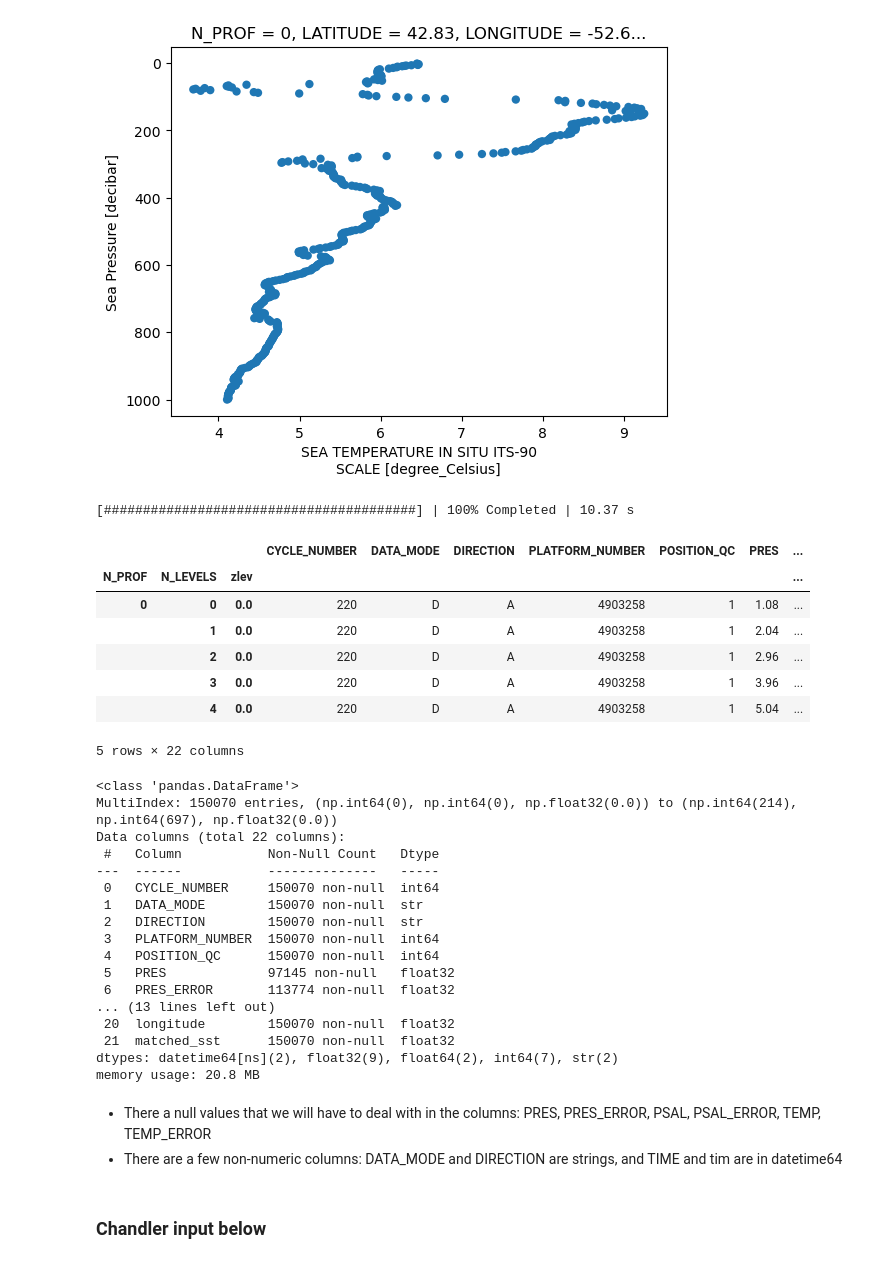
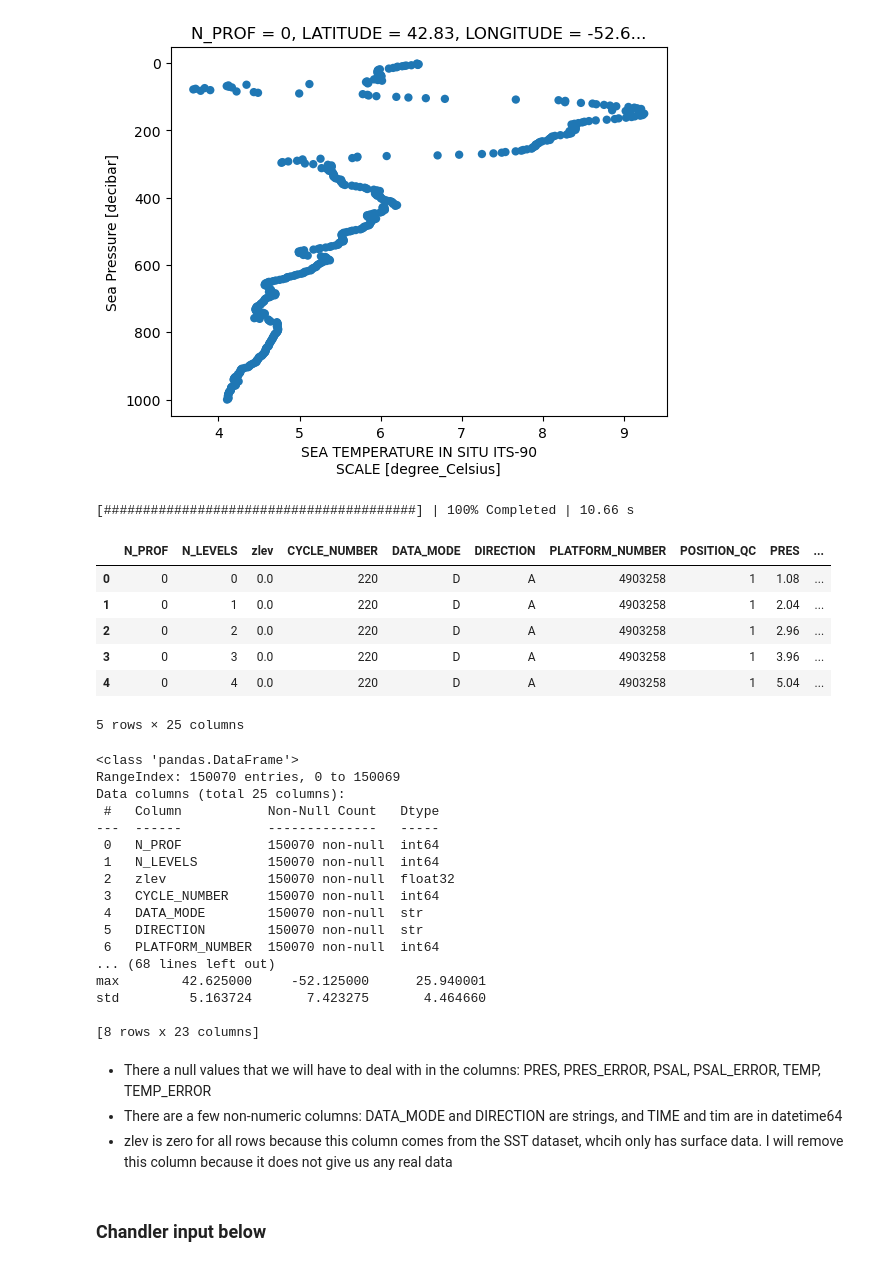
Before and after one commit to claranp/DSCI-403-Final-Project, a Jupyter notebook: preprocessing.ipynb, the cells around one changed output. Cells and saved outputs as stored; diff of their text form; code cells hidden in the pictures.

```diff
--- a/preprocessing.ipynb
+++ b/preprocessing.ipynb
@@ -83,9 +78,9 @@ min_lon, max_lon = ds_argo_profiles['LONGITUDE'].min().values, ds_argo_profiles[
 min_lat, max_lat = ds_argo_profiles['LATITUDE'].min().values, ds_argo_profiles['LATITUDE'].max().values
 min_time, max_time = ds_argo_profiles['TIME'].min().values, ds_argo_profiles['TIME'].max().values
 
-# Slice the spatial bounding box, then subsample by taking every 10th pixel
+# Slice the spatial bounding box, then subsample by taking every 1th pixel
 regional_sst = ds_sst.sel(time=slice(min_time, max_time), latitude=slice(min_lat, max_lat), longitude=slice(min_lon, max_lon)).isel(
-    latitude=slice(None, None, 10), longitude=slice(None, None, 10))
+    latitude=slice(None, None, 1), longitude=slice(None, None, 1))
 # %%
 # download cell
 # Download regional block into local memory
@@ -94,48 +89,53 @@ from dask.diagnostics import ProgressBar
 with ProgressBar():
     regional_sst_loaded = regional_sst.compute()
 # %% [output]
-[########################################] | 100% Completed | 10.37 s
+[########################################] | 100% Completed | 10.66 s
 # %%
 # get SST data from the ARGO locations
 colocated_sst = regional_sst_loaded.sst.sel(time=ds_argo_profiles['TIME'], latitude=ds_argo_profiles['LATITUDE'],
                                                      longitude=ds_argo_profiles['LONGITUDE'], method='nearest')
 
 # Add colocated SST back into Argo dataset as a new variable
 ds_argo_profiles['matched_sst'] = colocated_sst
 
 # Convert the matched Argo/SST data into a pandas dataframe (GS_0123 means gulf stream january 2023)
-df_GS_0123 = ds_argo_profiles.to_dataframe()
+df_GS_0123 = ds_argo_profiles.to_dataframe().reset_index()
+
+# convert SST data as well and save it for future visualizations
+df_reg_sst = regional_sst_loaded.to_dataframe().reset_index()
+df_reg_sst.to_csv('SST_only_gulfstream_jan_2023_not_clean.csv', index=False)
 
 df_GS_0123.head()
 # %% [output]
-|  |  |  | CYCLE_NUMBER | DATA_MODE | DIRECTION | PLATFORM_NUMBER | POSITION_QC | PRES | ... |
-| N_PROF | N_LEVELS | zlev |  |  |  |  |  |  | ... |
-| 0 | 0 | 0.0 | 220 | D | A | 4903258 | 1 | 1.08 | ... |
-|  | 1 | 0.0 | 220 | D | A | 4903258 | 1 | 2.04 | ... |
-|  | 2 | 0.0 | 220 | D | A | 4903258 | 1 | 2.96 | ... |
-|  | 3 | 0.0 | 220 | D | A | 4903258 | 1 | 3.96 | ... |
-|  | 4 | 0.0 | 220 | D | A | 4903258 | 1 | 5.04 | ... |
+|  | N_PROF | N_LEVELS | zlev | CYCLE_NUMBER | DATA_MODE | DIRECTION | PLATFORM_NUMBER | POSITION_QC | PRES | ... |
+| 0 | 0 | 0 | 0.0 | 220 | D | A | 4903258 | 1 | 1.08 | ... |
+| 1 | 0 | 1 | 0.0 | 220 | D | A | 4903258 | 1 | 2.04 | ... |
+| 2 | 0 | 2 | 0.0 | 220 | D | A | 4903258 | 1 | 2.96 | ... |
+| 3 | 0 | 3 | 0.0 | 220 | D | A | 4903258 | 1 | 3.96 | ... |
+| 4 | 0 | 4 | 0.0 | 220 | D | A | 4903258 | 1 | 5.04 | ... |
-5 rows × 22 columns
+5 rows × 25 columns
 # %%
-df_GS_0123.info()
+print(df_GS_0123.info())
+print(df_GS_0123.describe())
 # %% [output]
 <class 'pandas.DataFrame'>
-MultiIndex: 150070 entries, (np.int64(0), np.int64(0), np.float32(0.0)) to (np.int64(214), np.int64(697), np.float32(0.0))
-Data columns (total 22 columns):
+RangeIndex: 150070 entries, 0 to 150069
+Data columns (total 25 columns):
  #   Column           Non-Null Count   Dtype
 ---  ------           --------------   -----
- 0   CYCLE_NUMBER     150070 non-null  int64
- 1   DATA_MODE        150070 non-null  str
- 2   DIRECTION        150070 non-null  str
- 3   PLATFORM_NUMBER  150070 non-null  int64
- 4   POSITION_QC      150070 non-null  int64
- 5   PRES             97145 non-null   float32
- 6   PRES_ERROR       113774 non-null  float32
-... (13 lines left out)
- 20  longitude        150070 non-null  float32
- 21  matched_sst      150070 non-null  float32
-dtypes: datetime64[ns](2), float32(9), float64(2), int64(7), str(2)
-memory usage: 20.8 MB
+ 0   N_PROF           150070 non-null  int64
+ 1   N_LEVELS         150070 non-null  int64
+ 2   zlev             150070 non-null  float32
+ 3   CYCLE_NUMBER     150070 non-null  int64
+ 4   DATA_MODE        150070 non-null  str
+ 5   DIRECTION        150070 non-null  str
+ 6   PLATFORM_NUMBER  150070 non-null  int64
+... (68 lines left out)
+max        42.625000     -52.125000      25.940001
+std         5.163724       7.423275       4.464660
+
+[8 rows x 23 columns]
 # %% [markdown]
 - There a null values that we will have to deal with in the columns: PRES, PRES_ERROR, PSAL, PSAL_ERROR, TEMP, TEMP_ERROR
 - There are a few non-numeric columns: DATA_MODE and DIRECTION are strings, and TIME and tim are in datetime64
+- zlev is zero for all rows because this column comes from the SST dataset, whcih only has surface data. I will remove this column because it does not give us any real data
```
Also changed, not shown: parts of 12 cells of this notebook, 7 other files.
